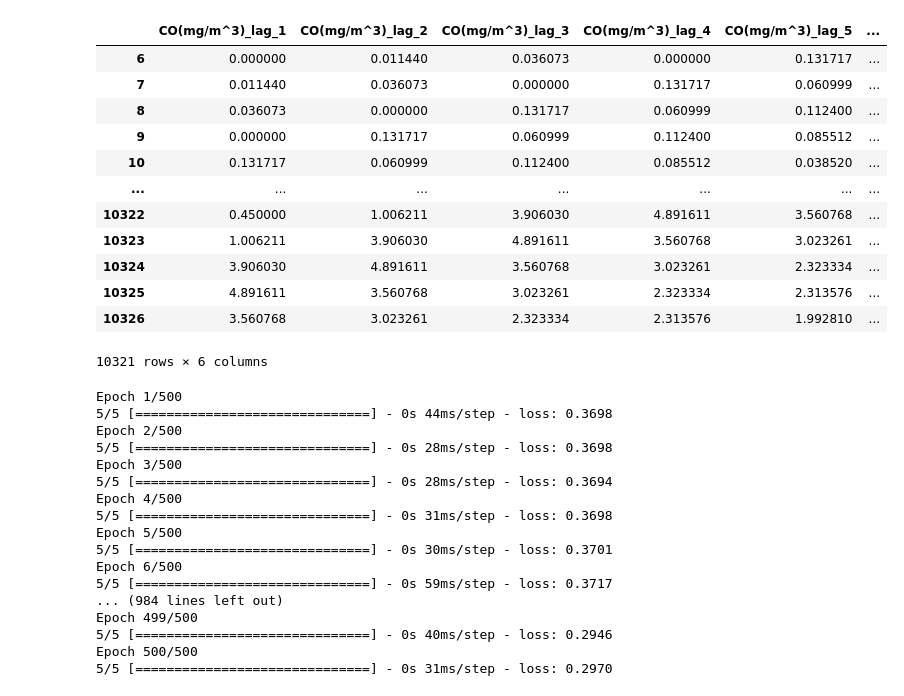
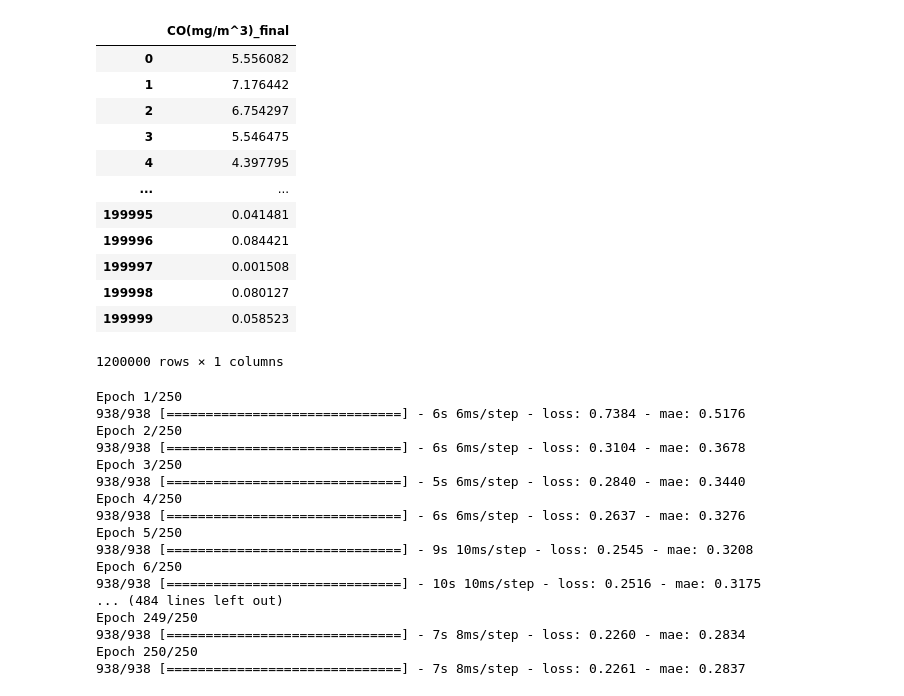
Before and after one commit to Ishikawa7/Simulate_air_quality_control, a Jupyter notebook: predictive_model.ipynb, the cells around one changed output. Cells and saved outputs as stored; diff of their text form; code cells hidden in the pictures.

```diff
--- a/predictive_model.ipynb
+++ b/predictive_model.ipynb
@@ -8,4 +9,4 @@ from sklearn.preprocessing import StandardScaler
 # %%
-df = pd.read_csv('data/data_lagged.csv', index_col=0)
+df = pd.read_csv('data/data.csv', index_col=0)
 df
 # %% [output]
@@ -42,19 +43,19 @@ df_X
 # %%
-df_y = df[df.columns[-6:]]
+df_y = df[df.columns[-1:]]
 df_y
 # %% [output]
-|  | CO(mg/m^3)_lag_1 | CO(mg/m^3)_lag_2 | CO(mg/m^3)_lag_3 | CO(mg/m^3)_lag_4 | CO(mg/m^3)_lag_5 | ... |
-| 6 | 0.000000 | 0.011440 | 0.036073 | 0.000000 | 0.131717 | ... |
-| 7 | 0.011440 | 0.036073 | 0.000000 | 0.131717 | 0.060999 | ... |
-| 8 | 0.036073 | 0.000000 | 0.131717 | 0.060999 | 0.112400 | ... |
-| 9 | 0.000000 | 0.131717 | 0.060999 | 0.112400 | 0.085512 | ... |
-| 10 | 0.131717 | 0.060999 | 0.112400 | 0.085512 | 0.038520 | ... |
-| ... | ... | ... | ... | ... | ... | ... |
-| 10322 | 0.450000 | 1.006211 | 3.906030 | 4.891611 | 3.560768 | ... |
-| 10323 | 1.006211 | 3.906030 | 4.891611 | 3.560768 | 3.023261 | ... |
-| 10324 | 3.906030 | 4.891611 | 3.560768 | 3.023261 | 2.323334 | ... |
-| 10325 | 4.891611 | 3.560768 | 3.023261 | 2.323334 | 2.313576 | ... |
-| 10326 | 3.560768 | 3.023261 | 2.323334 | 2.313576 | 1.992810 | ... |
+|  | CO(mg/m^3)_final |
+| 0 | 5.556082 |
+| 1 | 7.176442 |
+| 2 | 6.754297 |
+| 3 | 5.546475 |
+| 4 | 4.397795 |
+| ... | ... |
+| 199995 | 0.041481 |
+| 199996 | 0.084421 |
+| 199997 | 0.001508 |
+| 199998 | 0.080127 |
+| 199999 | 0.058523 |
-10321 rows × 6 columns
+1200000 rows × 1 columns
 # %%
 X_train, X_test, y_train, y_test = train_test_split(df_X, df_y, test_size=0.2, shuffle=True, random_state=42)
@@ -83,24 +91,24 @@ model.compile(optimizer="Adam", loss='mae')
 # %%
 # train model
-history = model.fit(X_train, y_train, epochs=500, batch_size=2048)
+history = model.fit(X_train, y_train, epochs=250, batch_size=1024)
 # %% [output]
-Epoch 1/500
-5/5 [==============================] - 0s 44ms/step - loss: 0.3698
-Epoch 2/500
-5/5 [==============================] - 0s 28ms/step - loss: 0.3698
-Epoch 3/500
-5/5 [==============================] - 0s 28ms/step - loss: 0.3694
-Epoch 4/500
-5/5 [==============================] - 0s 31ms/step - loss: 0.3698
-Epoch 5/500
-5/5 [==============================] - 0s 30ms/step - loss: 0.3701
-Epoch 6/500
-5/5 [==============================] - 0s 59ms/step - loss: 0.3717
-... (984 lines left out)
-Epoch 499/500
-5/5 [==============================] - 0s 40ms/step - loss: 0.2946
-Epoch 500/500
-5/5 [==============================] - 0s 31ms/step - loss: 0.2970
+Epoch 1/250
+938/938 [==============================] - 6s 6ms/step - loss: 0.7384 - mae: 0.5176
+Epoch 2/250
+938/938 [==============================] - 6s 6ms/step - loss: 0.3104 - mae: 0.3678
+Epoch 3/250
+938/938 [==============================] - 5s 6ms/step - loss: 0.2840 - mae: 0.3440
+Epoch 4/250
+938/938 [==============================] - 6s 6ms/step - loss: 0.2637 - mae: 0.3276
+Epoch 5/250
+938/938 [==============================] - 9s 10ms/step - loss: 0.2545 - mae: 0.3208
+Epoch 6/250
+938/938 [==============================] - 10s 10ms/step - loss: 0.2516 - mae: 0.3175
+... (484 lines left out)
+Epoch 249/250
+938/938 [==============================] - 7s 8ms/step - loss: 0.2260 - mae: 0.2834
+Epoch 250/250
+938/938 [==============================] - 7s 8ms/step - loss: 0.2261 - mae: 0.2837
 # %%
 # plot history with plotly
 fig = px.line(
```
Also changed, not shown: parts of 15 cells of this notebook, 13 other files.
